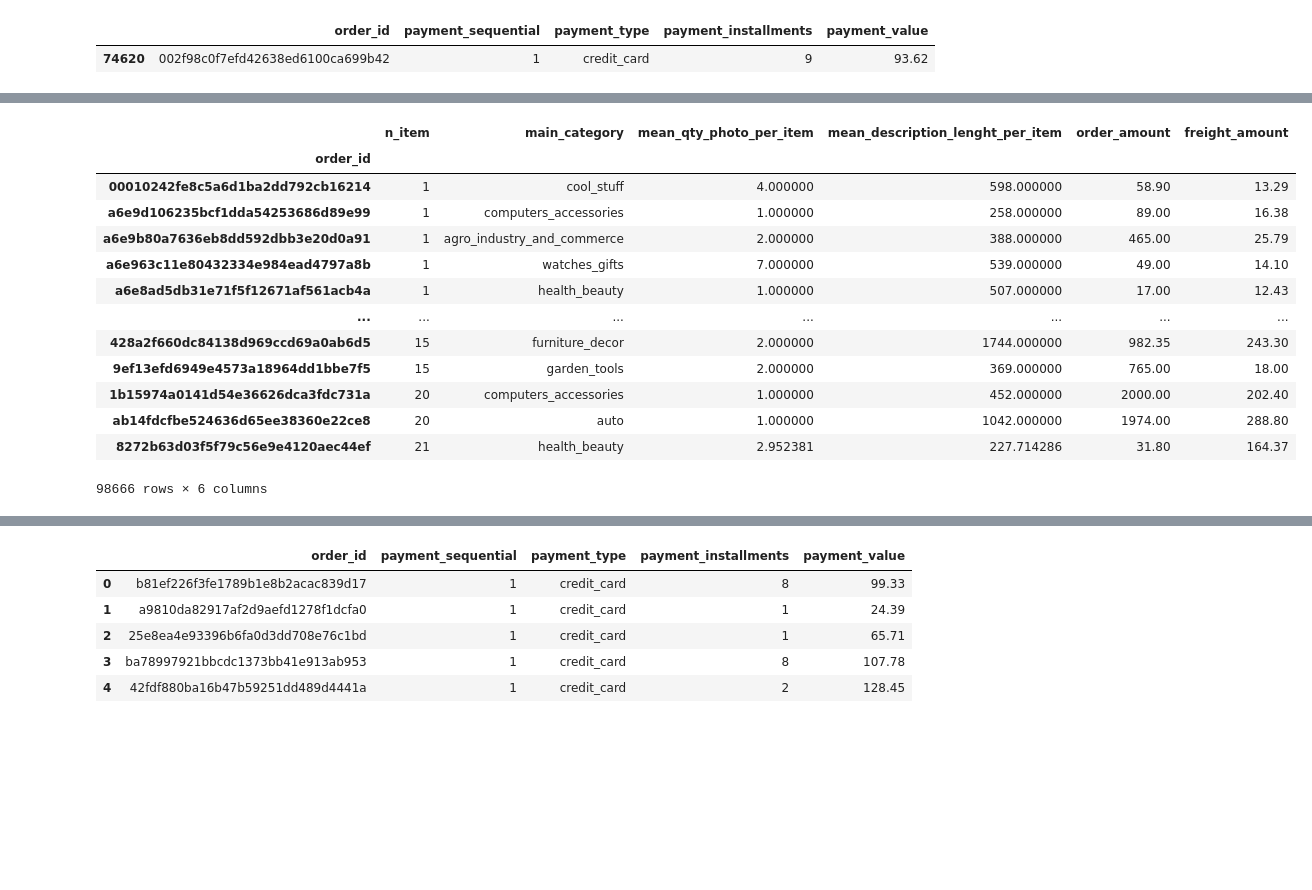
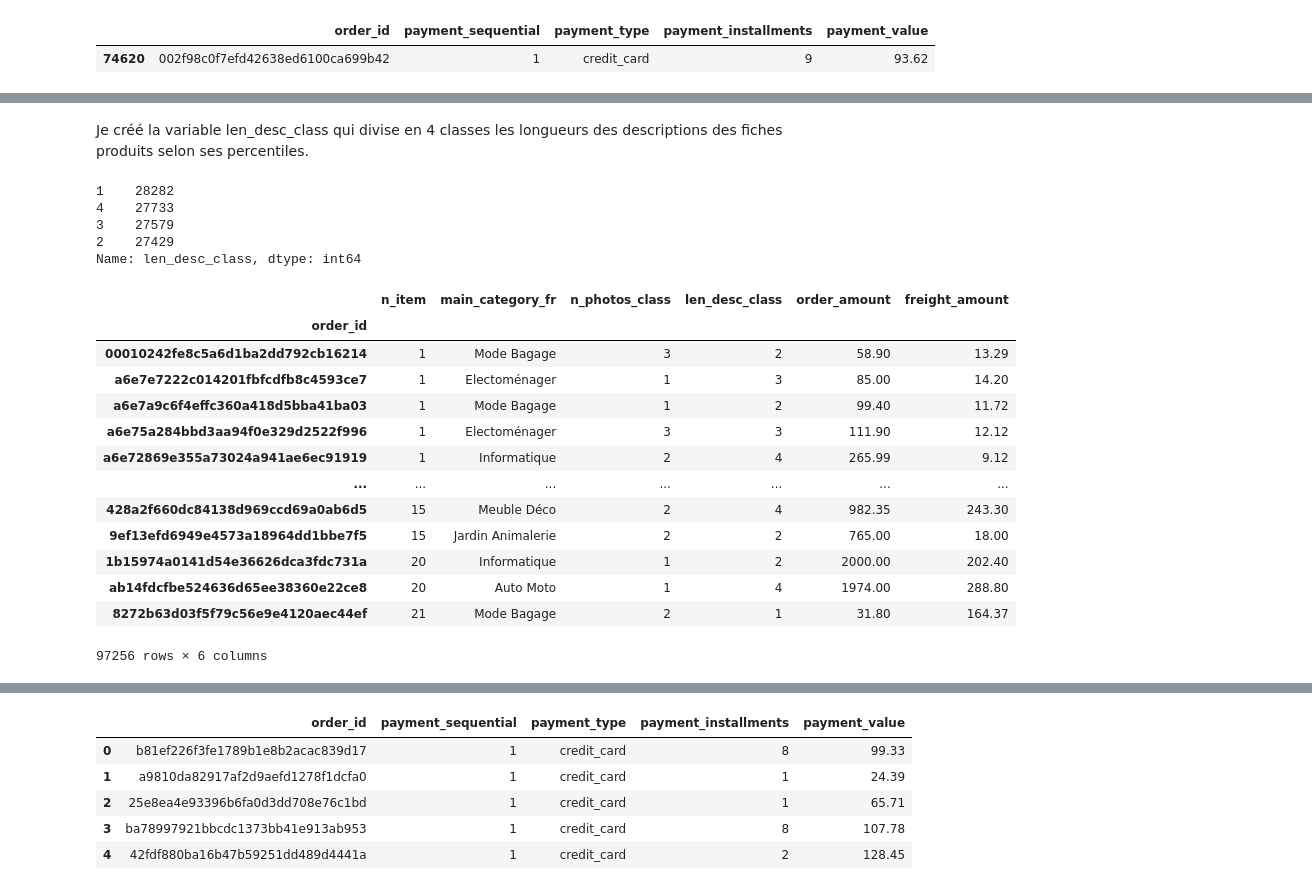
Before and after one commit to Adrian1903/Segmentez-des-clients-d-un-site-e-commerce, a Jupyter notebook: dev/01_exploration.ipynb, the cells around one changed output, grey strips where cells are left out. Drawn from its saved outputs; the diff is of its cells as text; code cells hidden in the pictures; blank space fills up the shorter version.

```diff
--- a/dev/01_exploration.ipynb
+++ b/dev/01_exploration.ipynb
@@ -236,0 +248,5 @@ items.product_category_name_english[items.product_category_name_english.isna()]
+# %%
+# J'applique 'unknown' aux valeurs manquantes
+# de la variables product_category_name_english
+col = 'product_category_name_english'
+items[col][items[col].isna()] = 'unknown'
@@ -261,0 +321,6 @@ Les sommes des prix des articles et frais d'envoi d'une commande dans dans ce je
+# %%
+cat = pd.read_excel('dictionnaire.xlsx', sheet_name='category')
+
+items = pd.merge(items, cat)
+
+items.main_category_fr.value_counts(normalize=True) * 100
@@ -261,0 +351,11 @@ Les sommes des prix des articles et frais d'envoi d'une commande dans dans ce je
+# %%
+items['n_photos_class'] = 0
+
+items['n_photos_class'][items.product_photos_qty == 1] = 1
+
+cond = (items.product_photos_qty >= 2) & (items.product_photos_qty < 4)
+items['n_photos_class'][cond] = 2
+
+items['n_photos_class'][items.product_photos_qty >= 4] = 3
+
+items['n_photos_class'].value_counts()
@@ -262,40 +367,52 @@ Les sommes des prix des articles et frais d'envoi d'une commande dans dans ce je
+# %% [markdown]
+Je créé la variable len_desc_class qui divise en 4 classes les longueurs des descriptions des fiches produits selon ses percentiles.
+# %%
+len_desc_quartiles = pd.qcut(items['product_description_lenght'],
+                             4,
+                             labels=range(1, 5))
+
+items = items.assign(len_desc_class=len_desc_quartiles)
+items.len_desc_class.value_counts()
+# %% [output]
+1    28282
+4    27733
+3    27579
+2    27429
+Name: len_desc_class, dtype: int64
 # %%
 columns = ['order_item_id',
-           'product_category_name_english',
-           'product_photos_qty',
-           'product_description_lenght',
+           'main_category_fr',
+           'n_photos_class',
+           'len_desc_class',
            'price',
            'freight_value']
 
 aggdict = {'order_item_id': lambda x: x.count(),
-           'product_category_name_english': lambda x: x.value_counts().index[0],
-           'product_photos_qty': lambda x: x.mean(),
-           'product_description_lenght': lambda x: x.mean(),
+           'main_category_fr': lambda x: x.value_counts().index[0],
+           'n_photos_class': lambda x: x.value_counts().index[0],
+           'len_desc_class': lambda x: x.value_counts().index[0],
            'price': lambda x: x.sum(),
            'freight_value': lambda x: x.sum()}
 
 order_items = items.groupby('order_id')[columns].agg(aggdict)\
                                   .sort_values(by='order_item_id')
 
 order_items = order_items.rename(columns={'order_item_id': 'n_item',
-                                          'product_category_name_english': 'main_category',
-                                          'product_photos_qty': 'mean_qty_photo_per_item',
-                                          'product_description_lenght': 'mean_description_lenght_per_item',
                                           'price': 'order_amount',
                                           'freight_value': 'freight_amount'})
 order_items
 # %% [output]
-|  | n_item | main_category | mean_qty_photo_per_item | mean_description_lenght_per_item | order_amount | freight_amount |
+|  | n_item | main_category_fr | n_photos_class | len_desc_class | order_amount | freight_amount |
 | order_id |  |  |  |  |  |  |
-| 00010242fe8c5a6d1ba2dd792cb16214 | 1 | cool_stuff | 4.000000 | 598.000000 | 58.90 | 13.29 |
-| a6e9d106235bcf1dda54253686d89e99 | 1 | computers_accessories | 1.000000 | 258.000000 | 89.00 | 16.38 |
-| a6e9b80a7636eb8dd592dbb3e20d0a91 | 1 | agro_industry_and_commerce | 2.000000 | 388.000000 | 465.00 | 25.79 |
-| a6e963c11e80432334e984ead4797a8b | 1 | watches_gifts | 7.000000 | 539.000000 | 49.00 | 14.10 |
-| a6e8ad5db31e71f5f12671af561acb4a | 1 | health_beauty | 1.000000 | 507.000000 | 17.00 | 12.43 |
+| 00010242fe8c5a6d1ba2dd792cb16214 | 1 | Mode Bagage | 3 | 2 | 58.90 | 13.29 |
+| a6e7e7222c014201fbfcdfb8c4593ce7 | 1 | Electoménager | 1 | 3 | 85.00 | 14.20 |
+| a6e7a9c6f4effc360a418d5bba41ba03 | 1 | Mode Bagage | 1 | 2 | 99.40 | 11.72 |
+| a6e75a284bbd3aa94f0e329d2522f996 | 1 | Electoménager | 3 | 3 | 111.90 | 12.12 |
+| a6e72869e355a73024a941ae6ec91919 | 1 | Informatique | 2 | 4 | 265.99 | 9.12 |
 | ... | ... | ... | ... | ... | ... | ... |
-| 428a2f660dc84138d969ccd69a0ab6d5 | 15 | furniture_decor | 2.000000 | 1744.000000 | 982.35 | 243.30 |
-| 9ef13efd6949e4573a18964dd1bbe7f5 | 15 | garden_tools | 2.000000 | 369.000000 | 765.00 | 18.00 |
-| 1b15974a0141d54e36626dca3fdc731a | 20 | computers_accessories | 1.000000 | 452.000000 | 2000.00 | 202.40 |
-| ab14fdcfbe524636d65ee38360e22ce8 | 20 | auto | 1.000000 | 1042.000000 | 1974.00 | 288.80 |
-| 8272b63d03f5f79c56e9e4120aec44ef | 21 | health_beauty | 2.952381 | 227.714286 | 31.80 | 164.37 |
+| 428a2f660dc84138d969ccd69a0ab6d5 | 15 | Meuble Déco | 2 | 4 | 982.35 | 243.30 |
+| 9ef13efd6949e4573a18964dd1bbe7f5 | 15 | Jardin Animalerie | 2 | 2 | 765.00 | 18.00 |
+| 1b15974a0141d54e36626dca3fdc731a | 20 | Informatique | 1 | 2 | 2000.00 | 202.40 |
+| ab14fdcfbe524636d65ee38360e22ce8 | 20 | Auto Moto | 1 | 4 | 1974.00 | 288.80 |
+| 8272b63d03f5f79c56e9e4120aec44ef | 21 | Mode Bagage | 2 | 1 | 31.80 | 164.37 |
-98666 rows × 6 columns
+97256 rows × 6 columns
```
Also changed, not shown: parts of 131 cells of this notebook, 1 other file.
